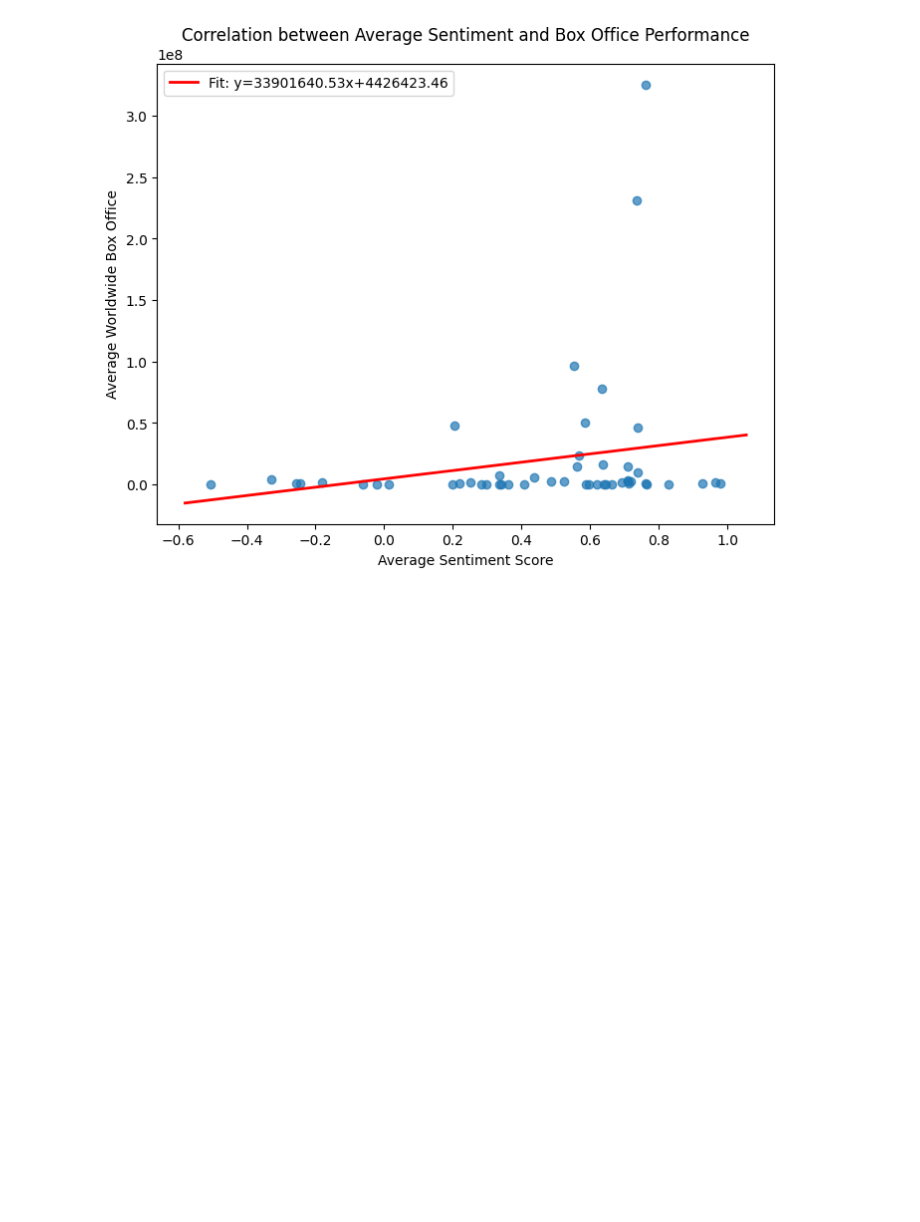
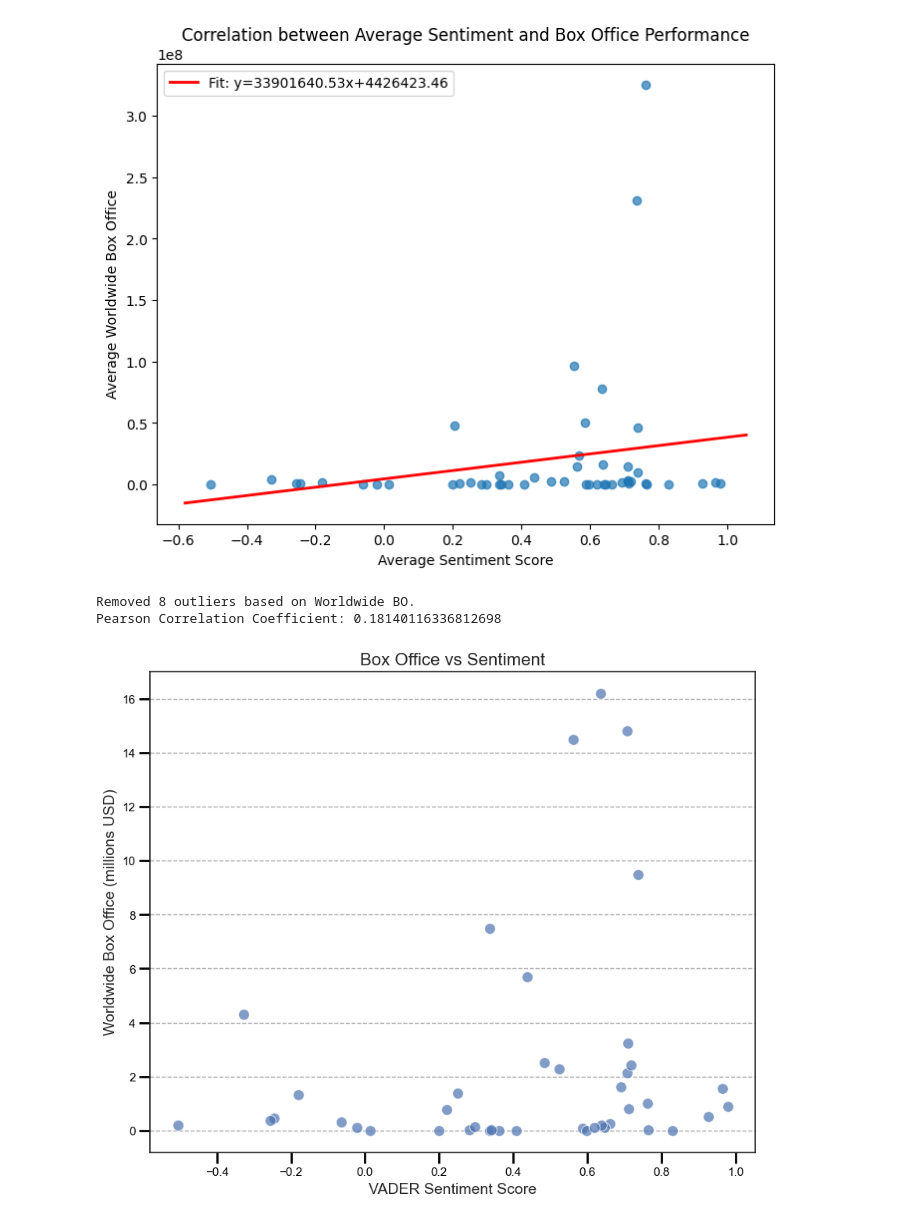
Before and after one commit to minutesB460/CDS_boxOfficePrediction, a Jupyter notebook: viz.ipynb, the cells around one changed output. Saved outputs shown, nothing was run; the diff lists cells and outputs as text; code cells hidden in the pictures; blank space fills up the shorter version.

```diff
--- a/viz.ipynb
+++ b/viz.ipynb
@@ -170,3 +170,76 @@ plt.show()
 # %% [output]
 Pearson Correlation Coefficient: 0.20669744980252702
 [figure]
+# %%
+import pandas as pd
+import matplotlib.pyplot as plt
+import numpy as np
+import seaborn as sns
+
+# Set Seaborn style without gridlines
+sns.set(style="white")
+
+# Read the CSV file that includes the computed sentiment scores.
+df = pd.read_csv('data/IMDb_Cleaned_Reviews_With_Sentiment.csv')
+
+# Ensure that Worldwide BO is numeric (if not, convert; non-numeric become NaN)
+df['Worldwide BO'] = pd.to_numeric(df['Worldwide BO'], errors='coerce')
+
+# Group by "Movie ID" and compute the average sentiment score and average box office.
+grouped = df.groupby('Movie ID').agg({
+    'Sentiment Score': 'mean',
+    'Worldwide BO': 'mean'
+}).reset_index()
+
+# Rename the columns for clarity.
+grouped.rename(columns={
+    'Sentiment Score': 'Avg Sentiment Score',
+    'Worldwide BO': 'Avg Worldwide BO'
+}, inplace=True)
+
+# Drop any rows where one of the values is missing.
+grouped.dropna(subset=['Avg Sentiment Score', 'Avg Worldwide BO'], inplace=True)
+
+# Remove outliers from the 'Avg Worldwide BO' using the IQR method.
+Q1 = grouped['Avg Worldwide BO'].quantile(0.25)
+Q3 = grouped['Avg Worldwide BO'].quantile(0.75)
+IQR = Q3 - Q1
+lower_bound = Q1 - 1.5 * IQR
+upper_bound = Q3 + 1.5 * IQR
+grouped_filtered = grouped[(grouped['Avg Worldwide BO'] >= lower_bound) &
+                           (grouped['Avg Worldwide BO'] <= upper_bound)]
+
+print(f"Removed {len(grouped) - len(grouped_filtered)} outliers based on Worldwide BO.")
+
+# Compute the Pearson correlation coefficient with the filtered data.
+correlation = np.corrcoef(grouped_filtered['Avg Sentiment Score'], grouped_filtered['Avg Worldwide BO'])[0, 1]
+print("Pearson Correlation Coefficient:", correlation)
+
+# Create a scatter plot using Seaborn, scaling y values to millions.
+plt.figure(figsize=(10, 8))
+ax = sns.scatterplot(
+    x='Avg Sentiment Score',
+    y=grouped_filtered['Avg Worldwide BO'] / 1e6,
+    data=grouped_filtered,
+    alpha=0.7,
+    s=100  # Increase marker size here
+)
+
+# Set axis labels and title with increased font sizes.
+ax.set_xlabel("VADER Sentiment Score", fontsize=14)
+ax.set_ylabel("Worldwide Box Office (millions USD)", fontsize=14)
+ax.set_title("Box Office vs Sentiment", fontsize=16)
+
+# Customize tick parameters to make them visible and protruding
+ax.tick_params(axis='x', which='both', direction='out', length=10, width=2, colors='black', bottom=True)
+ax.tick_params(axis='y', which='both', direction='out', length=10, width=2, colors='black', left=True)
+
+# Remove vertical gridlines while keeping horizontal gridlines for reference
+ax.grid(axis='x', which='major', linestyle='', linewidth=0)
+ax.grid(axis='y', which='major', linestyle='--', color='gray', alpha=0.7)
+
+plt.show()
+# %% [output]
+Removed 8 outliers based on Worldwide BO.
+Pearson Correlation Coefficient: 0.18140116336812698
+[figure, added]
```
Also changed, not shown: parts of 2 cells of this notebook.
